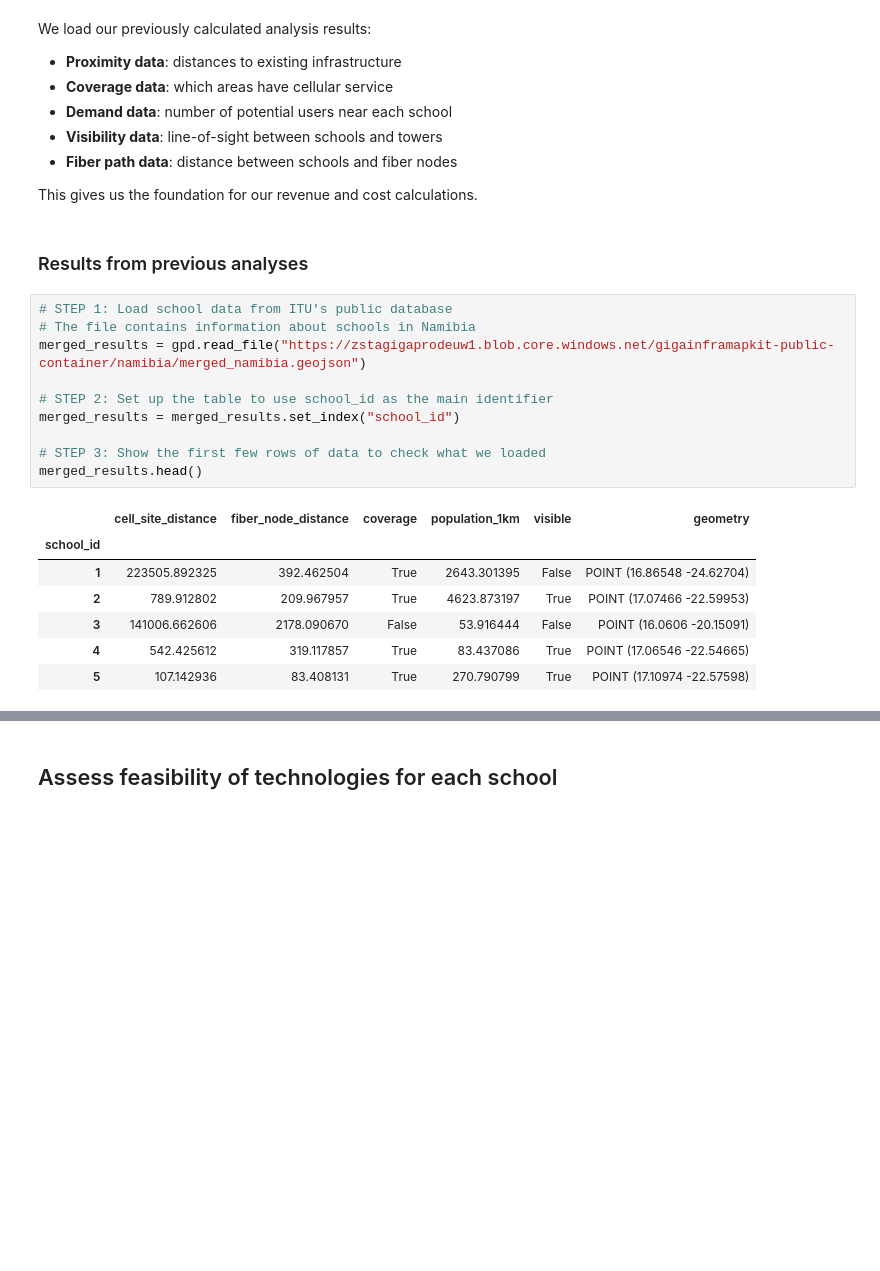
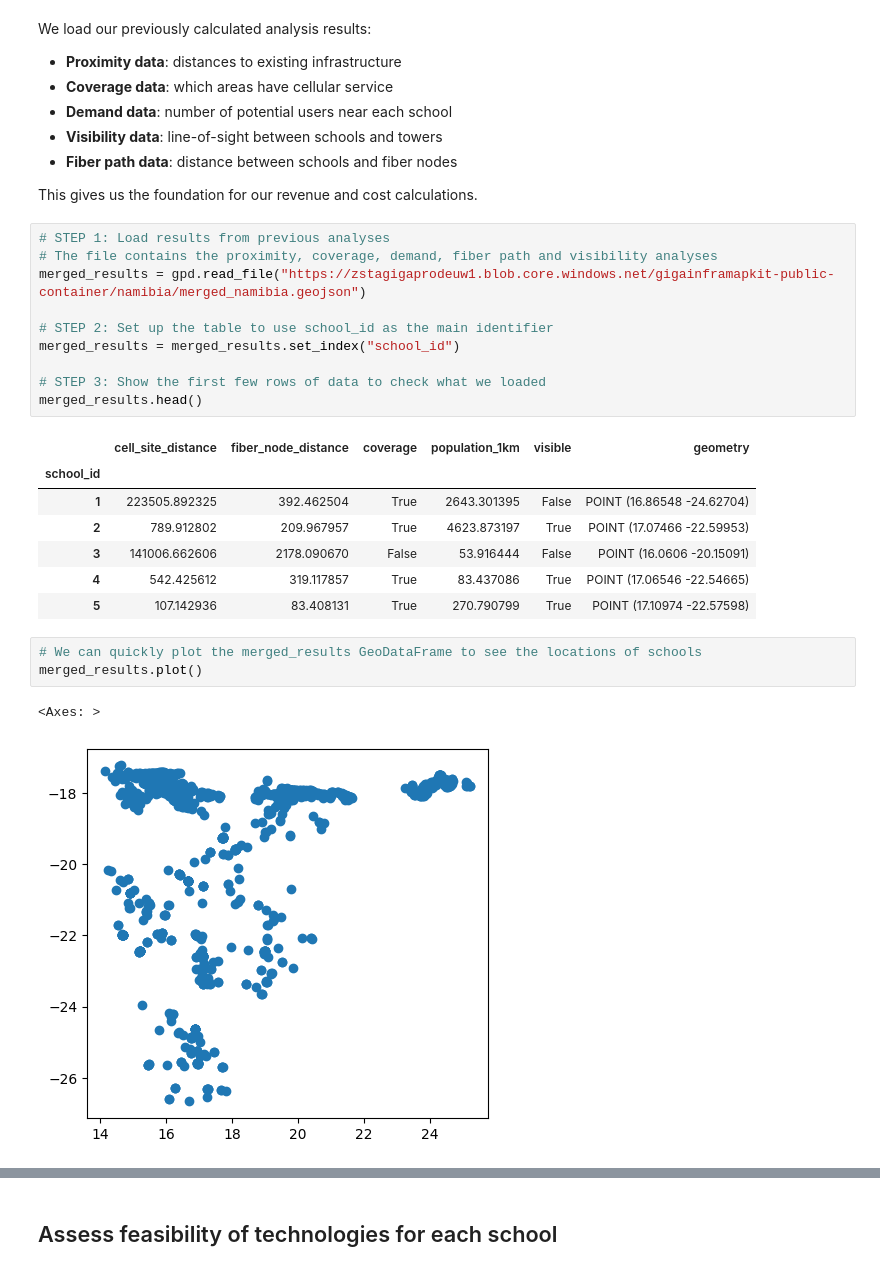
Before and after one commit to FNS-Division/GIGA-mapping-training, a Jupyter notebook: cost_modelling.ipynb, the cells around one changed output, grey strips where cells are left out. Drawn from its saved outputs; the diff is of its cells as text; blank space fills up the shorter version.

```diff
--- a/cost_modelling.ipynb
+++ b/cost_modelling.ipynb
@@ -230,11 +262,9 @@ We load our previously calculated analysis results:
 - **Fiber path data**: distance between schools and fiber nodes
 
 This gives us the foundation for our revenue and cost calculations.
-# %% [markdown]
-### Results from previous analyses
 # %%
-# STEP 1: Load school data from ITU's public database
-# The file contains information about schools in Namibia
+# STEP 1: Load results from previous analyses
+# The file contains the proximity, coverage, demand, fiber path and visibility analyses
 merged_results = gpd.read_file("https://zstagigaprodeuw1.blob.core.windows.net/gigainframapkit-public-container/namibia/merged_namibia.geojson")
 
 # STEP 2: Set up the table to use school_id as the main identifier
@@ -250,3 +280,9 @@ merged_results.head()
 | 3 | 141006.662606 | 2178.090670 | False | 53.916444 | False | POINT (16.0606 -20.15091) |
 | 4 | 542.425612 | 319.117857 | True | 83.437086 | True | POINT (17.06546 -22.54665) |
 | 5 | 107.142936 | 83.408131 | True | 270.790799 | True | POINT (17.10974 -22.57598) |
+# %%
+# We can quickly plot the merged_results GeoDataFrame to see the locations of schools
+merged_results.plot()
+# %% [output]
+<Axes: >
+[figure, added]
```
Also changed, not shown: parts of 12 cells of this notebook.
